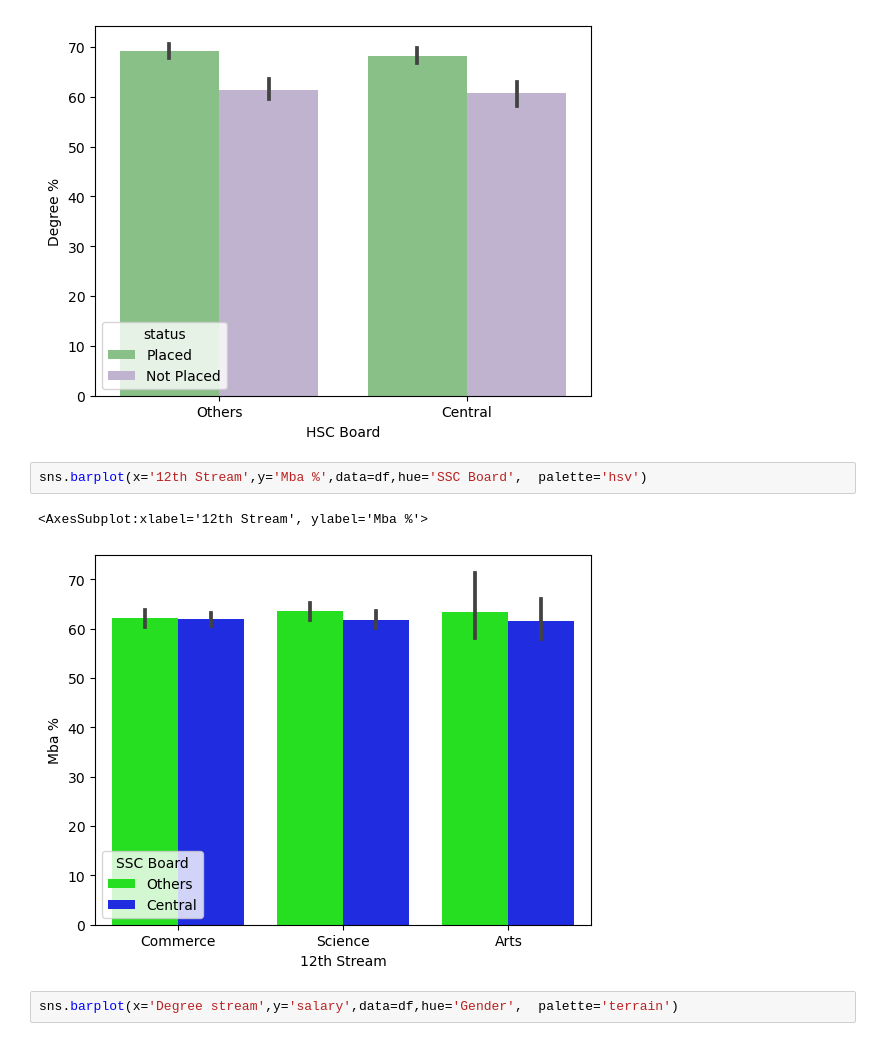
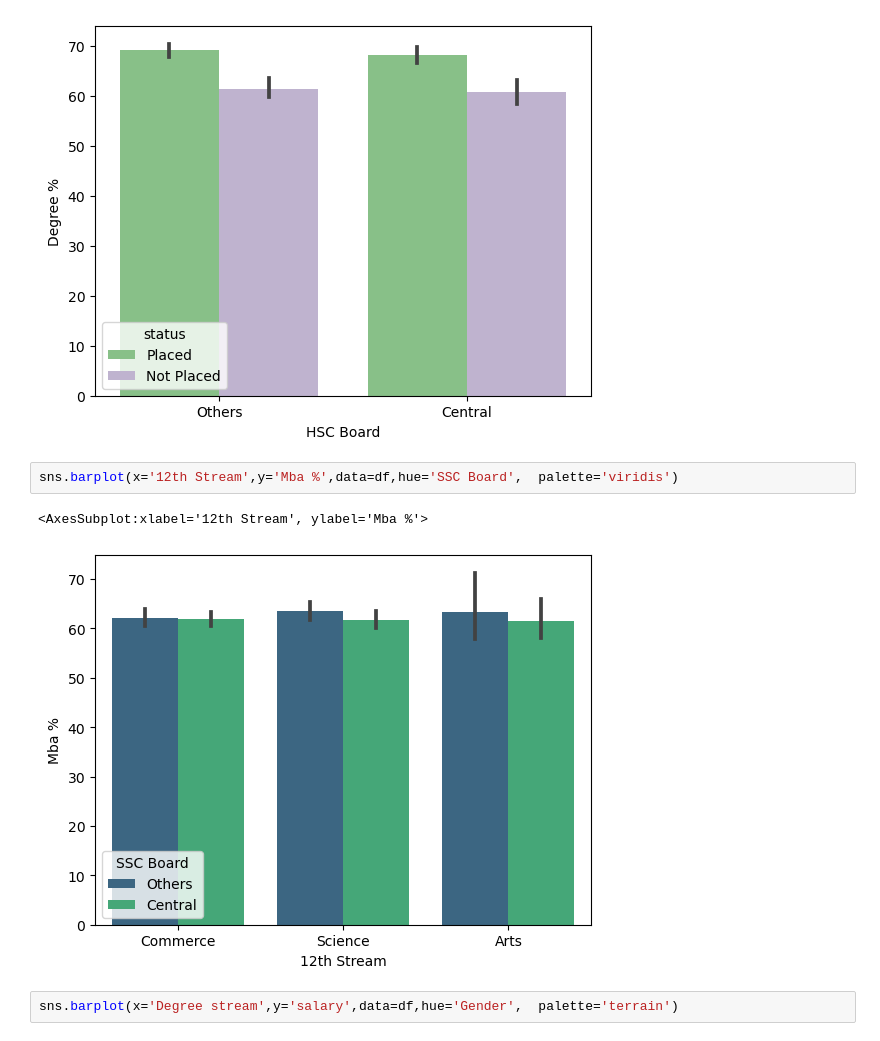
Before and after one commit to poojaharihar03/Placement_Analysis, a Jupyter notebook: placement_Analysis/Placement_Analysis.ipynb, the cells around one changed output. Cells and saved outputs as stored; diff of their text form.

```diff
--- a/placement_Analysis/Placement_Analysis.ipynb
+++ b/placement_Analysis/Placement_Analysis.ipynb
@@ -225,10 +225,10 @@ sns.barplot(x='HSC Board',y='Degree %',data=df,hue='status',  palette='Accent')
 <AxesSubplot:xlabel='HSC Board', ylabel='Degree %'>
 [figure]
 # %%
-sns.barplot(x='12th Stream',y='Mba %',data=df,hue='SSC Board',  palette='hsv')
+sns.barplot(x='12th Stream',y='Mba %',data=df,hue='SSC Board',  palette='viridis')
 # %% [output]
 <AxesSubplot:xlabel='12th Stream', ylabel='Mba %'>
-[figure, old version]
+[figure, new version]
 # %%
 sns.barplot(x='Degree stream',y='salary',data=df,hue='Gender',  palette='terrain')
 # %% [output]
```
Also changed, not shown: parts of 3 cells of this notebook.
